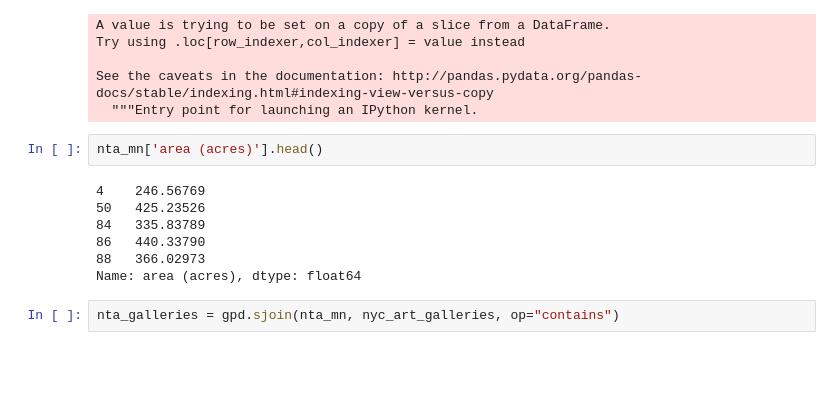
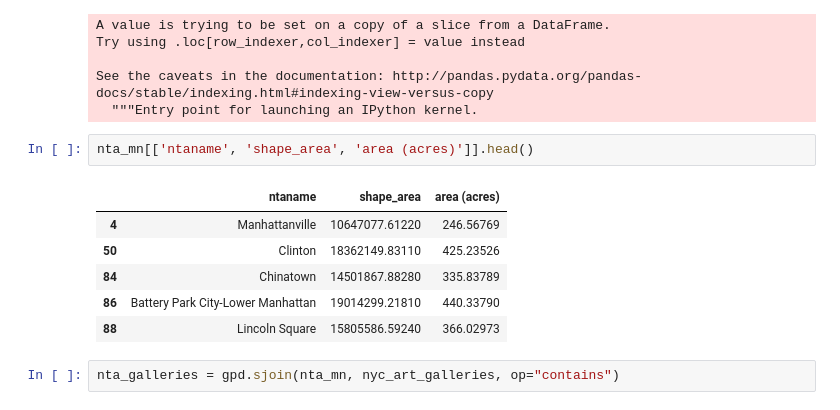
Before and after one commit to mebauer/nyc-art-galleries, a Jupyter notebook: nyc-art-galleries.ipynb, the cells around one changed output. Cells and saved outputs as stored; diff of their text form; blank space fills up the shorter version.

Commit message:
image explaining conversion to acres

```diff
--- a/nyc-art-galleries.ipynb
+++ b/nyc-art-galleries.ipynb
@@ -164,14 +164,14 @@ Try using .loc[row_indexer,col_indexer] = value instead
 See the caveats in the documentation: http://pandas.pydata.org/pandas-docs/stable/indexing.html#indexing-view-versus-copy
   """Entry point for launching an IPython kernel.
 # %%
-nta_mn['area (acres)'].head()
+nta_mn[['ntaname', 'shape_area', 'area (acres)']].head()
 # %% [output]
-4    246.56769
-50   425.23526
-84   335.83789
-86   440.33790
-88   366.02973
-Name: area (acres), dtype: float64
+|  | ntaname | shape_area | area (acres) |
+| 4 | Manhattanville | 10647077.61220 | 246.56769 |
+| 50 | Clinton | 18362149.83110 | 425.23526 |
+| 84 | Chinatown | 14501867.88280 | 335.83789 |
+| 86 | Battery Park City-Lower Manhattan | 19014299.21810 | 440.33790 |
+| 88 | Lincoln Square | 15805586.59240 | 366.02973 |
 # %%
 nta_galleries = gpd.sjoin(nta_mn, nyc_art_galleries, op="contains")
 # %%
```
